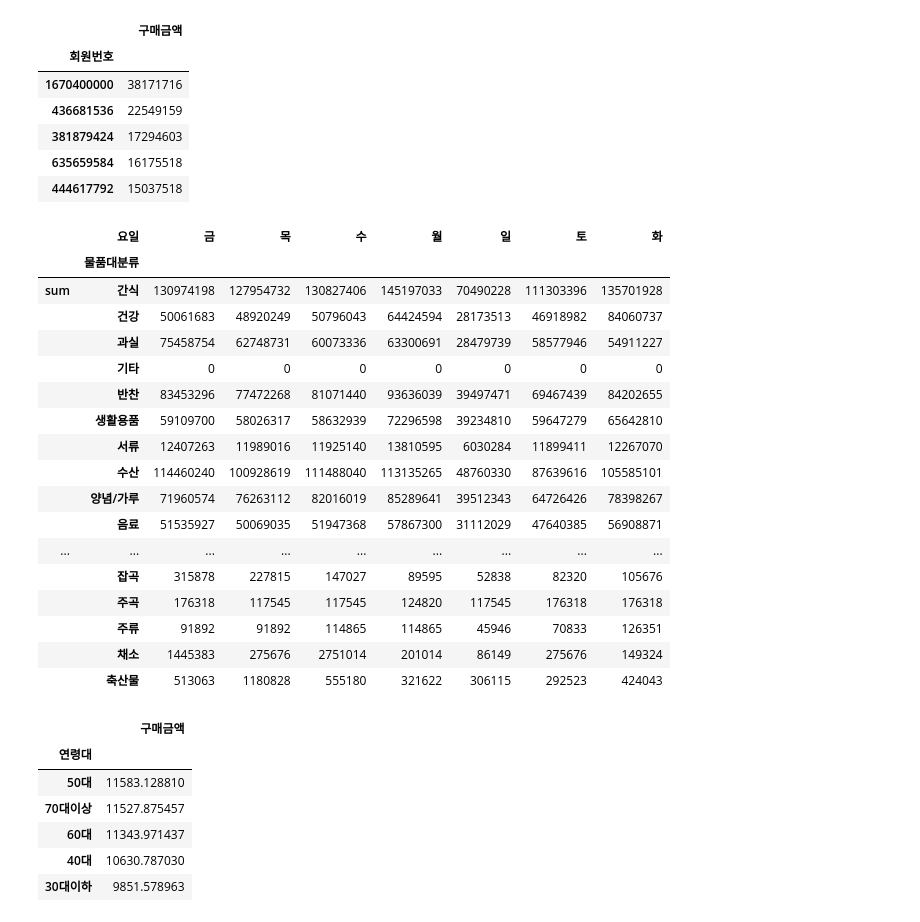
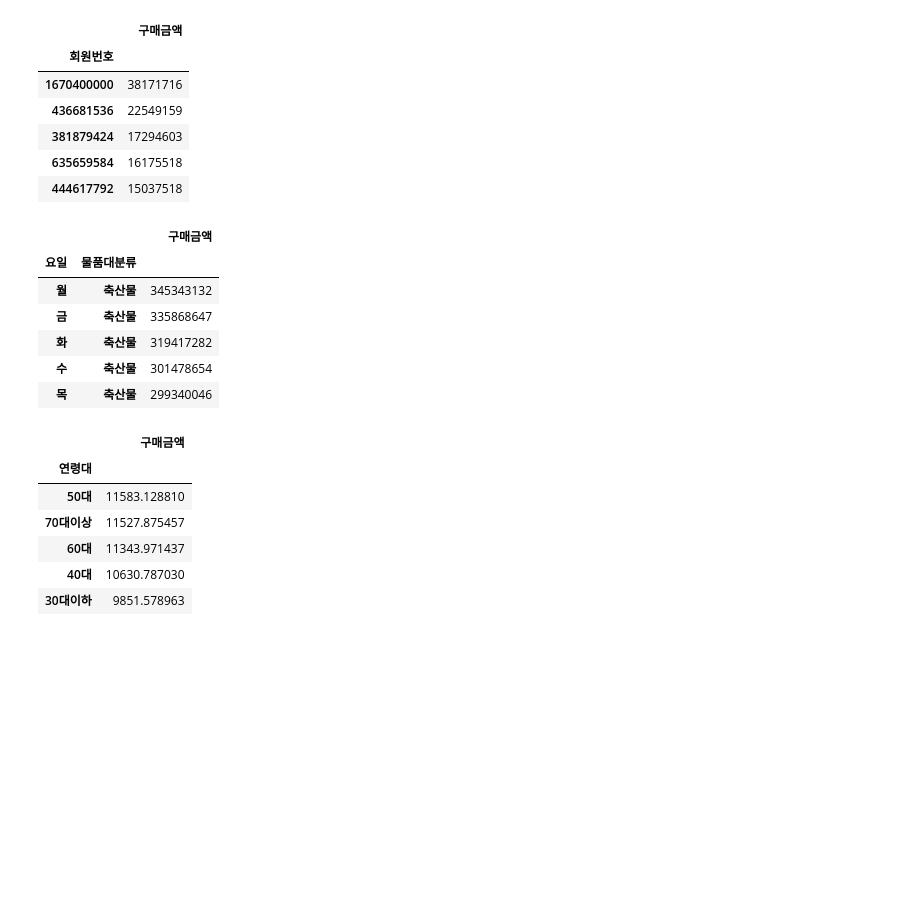
Before and after one commit to sener7106/TIL, a Jupyter notebook: Code/Exercise3.ipynb, the cells around one changed output. Cells and saved outputs as stored; diff of their text form; code cells hidden in the pictures; blank space fills up the shorter version.

```diff
--- a/Code/Exercise3.ipynb
+++ b/Code/Exercise3.ipynb
@@ -102,27 +105,17 @@ table3.sort_values(by = '구매금액', ascending = False).head(5)
 | 444617792 | 15037518 |
 # %%
 # Ex 3-7. '요일'별로 '물품대분류'의'구매금액'의 합을 계싼하고 판매량이 가장 높은 요일과, 해당 요일에 가장 많이 판대묀 품목 확인
-table5 = pd.pivot_table(data = table1, index = '요일', columns = '물품대분류', values = '구매금액', aggfunc = ['sum','max']).T
-table5
+# table5 = pd.pivot_table(data = table1, index = '요일', columns = '물품대분류', values = '구매금액', aggfunc = ['sum','max']).T
+table5 = pd.pivot_table(data = table1, index = ['요일', '물품대분류'], values = '구매금액', aggfunc = 'sum')
+table5.sort_values(by='구매금액', ascending = False).head()
 # %% [output]
-|  | 요일 | 금 | 목 | 수 | 월 | 일 | 토 | 화 |
-|  | 물품대분류 |  |  |  |  |  |  |  |
-| sum | 간식 | 130974198 | 127954732 | 130827406 | 145197033 | 70490228 | 111303396 | 135701928 |
-|  | 건강 | 50061683 | 48920249 | 50796043 | 64424594 | 28173513 | 46918982 | 84060737 |
-|  | 과실 | 75458754 | 62748731 | 60073336 | 63300691 | 28479739 | 58577946 | 54911227 |
-|  | 기타 | 0 | 0 | 0 | 0 | 0 | 0 | 0 |
-|  | 반찬 | 83453296 | 77472268 | 81071440 | 93636039 | 39497471 | 69467439 | 84202655 |
-|  | 생활용품 | 59109700 | 58026317 | 58632939 | 72296598 | 39234810 | 59647279 | 65642810 |
-|  | 서류 | 12407263 | 11989016 | 11925140 | 13810595 | 6030284 | 11899411 | 12267070 |
-|  | 수산 | 114460240 | 100928619 | 111488040 | 113135265 | 48760330 | 87639616 | 105585101 |
-|  | 양념/가루 | 71960574 | 76263112 | 82016019 | 85289641 | 39512343 | 64726426 | 78398267 |
-|  | 음료 | 51535927 | 50069035 | 51947368 | 57867300 | 31112029 | 47640385 | 56908871 |
-| ... | ... | ... | ... | ... | ... | ... | ... | ... |
-|  | 잡곡 | 315878 | 227815 | 147027 | 89595 | 52838 | 82320 | 105676 |
-|  | 주곡 | 176318 | 117545 | 117545 | 124820 | 117545 | 176318 | 176318 |
-|  | 주류 | 91892 | 91892 | 114865 | 114865 | 45946 | 70833 | 126351 |
-|  | 채소 | 1445383 | 275676 | 2751014 | 201014 | 86149 | 275676 | 149324 |
-|  | 축산물 | 513063 | 1180828 | 555180 | 321622 | 306115 | 292523 | 424043 |
+|  |  | 구매금액 |
+| 요일 | 물품대분류 |  |
+| 월 | 축산물 | 345343132 |
+| 금 | 축산물 | 335868647 |
+| 화 | 축산물 | 319417282 |
+| 수 | 축산물 | 301478654 |
+| 목 | 축산물 | 299340046 |
 # %%
 #Ex 3-8
 
```
Also changed, not shown: parts of 4 cells of this notebook, 4 other files.
